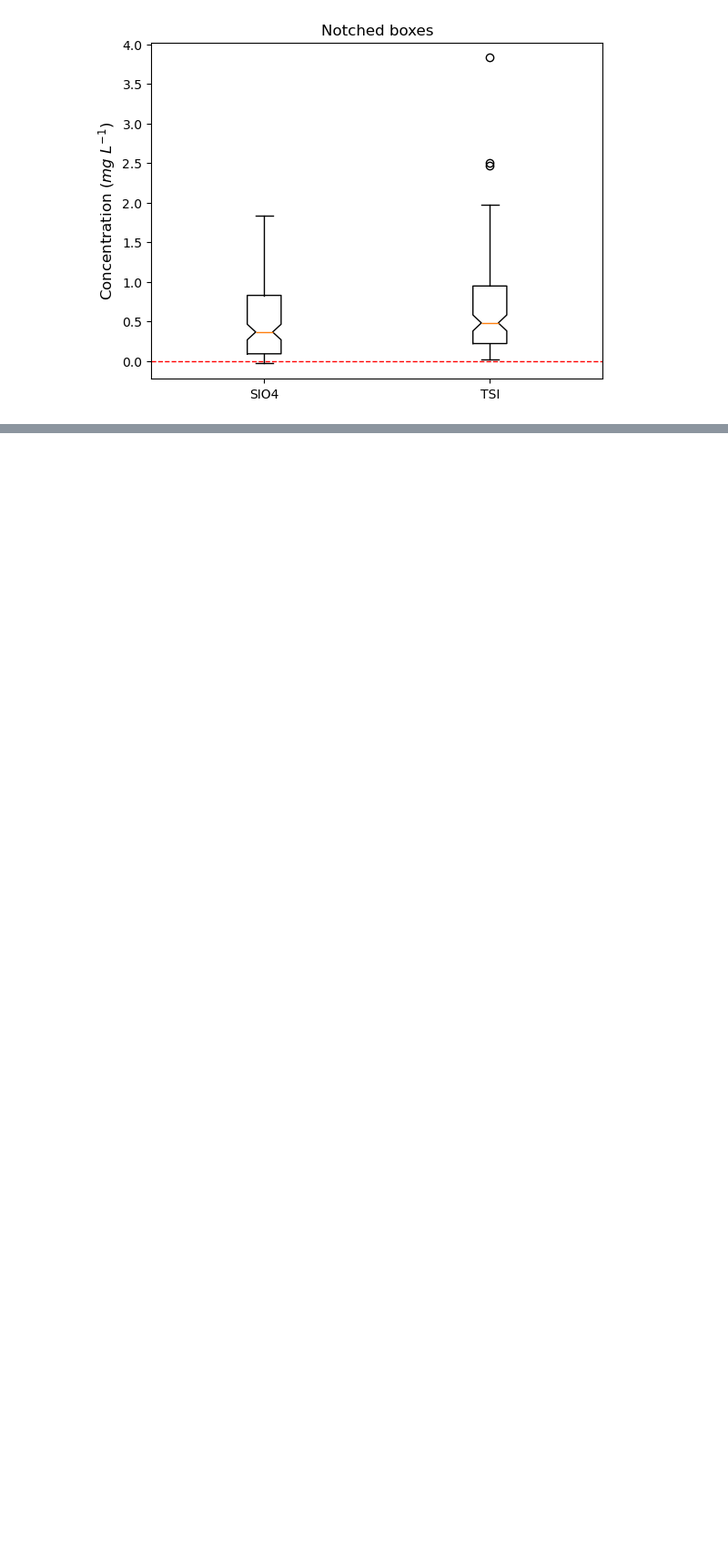
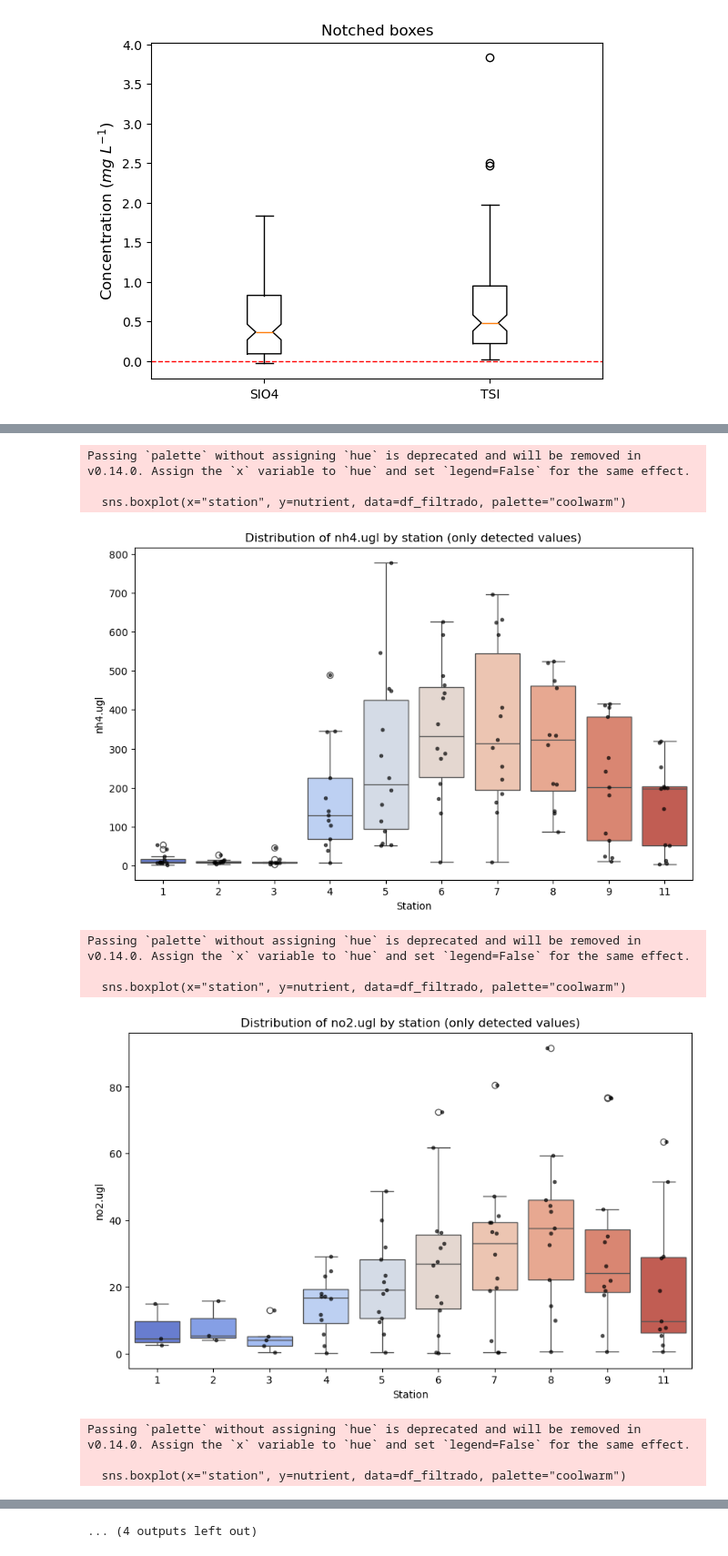
Before and after one commit to Andrea-Rebeca-LC/Python_2025_Ciencias_de_datos, a Jupyter notebook: Primeros ejercicios/Final_project.ipynb, the cells around one changed output, grey strips where cells are left out. Shown: that part at 91% size. Drawn from its saved outputs; the diff is of its cells as text; code cells hidden in the pictures; blank space fills up the shorter version.

Commit message:
add limit detection and plot by station

```diff
--- a/Primeros ejercicios/Final_project.ipynb
+++ b/Primeros ejercicios/Final_project.ipynb
@@ -194,0 +262,36 @@ plt.show()
+# %%
+import matplotlib.pyplot as plt
+import seaborn as sns
+
+# function to plot boxplot and stripplot for detected values
+def plot_detected_distribution(df, nutrient):
+    detected_col = nutrient + "_detected"
+
+    if detected_col in df.columns:
+        # filter only detected values
+        df_filtrado = df[df[detected_col] == True]
+
+        plt.figure(figsize=(10,6))
+        sns.boxplot(x="station", y=nutrient, data=df_filtrado, palette="coolwarm")
+        sns.stripplot(x="station", y=nutrient, data=df_filtrado, color="black", size=4, jitter=True, alpha=0.7)
+        plt.title(f"Distribution of {nutrient} by station (only detected values)")
+        plt.xlabel("Station")
+        plt.ylabel(nutrient)
+        plt.show()
+
+# Plot all nutrients from lods
+for nutrient in lods.keys():
+    if nutrient in nutData_filtrado.columns:
+        plot_detected_distribution(nutData_filtrado, nutrient)
+# %% [output]
+Passing `palette` without assigning `hue` is deprecated and will be removed in v0.14.0. Assign the `x` variable to `hue` and set `legend=False` for the same effect.
+
+  sns.boxplot(x="station", y=nutrient, data=df_filtrado, palette="coolwarm")
+[figure, added]
+Passing `palette` without assigning `hue` is deprecated and will be removed in v0.14.0. Assign the `x` variable to `hue` and set `legend=False` for the same effect.
+
+  sns.boxplot(x="station", y=nutrient, data=df_filtrado, palette="coolwarm")
+[figure, added]
+Passing `palette` without assigning `hue` is deprecated and will be removed in v0.14.0. Assign the `x` variable to `hue` and set `legend=False` for the same effect.
+
+  sns.boxplot(x="station", y=nutrient, data=df_filtrado, palette="coolwarm")
@@ -194,0 +311 @@ plt.show()
+... (4 outputs left out)
```
Also changed, not shown: parts of 12 cells of this notebook.
